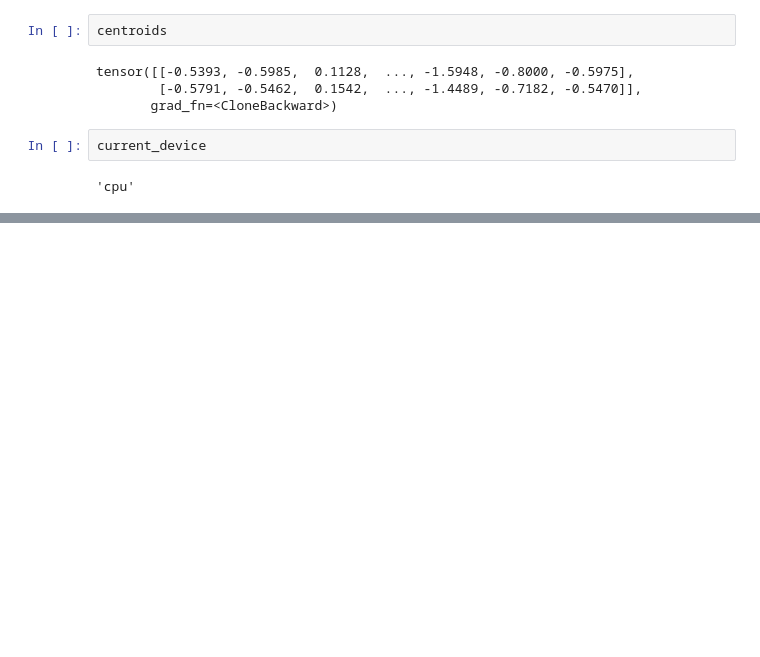
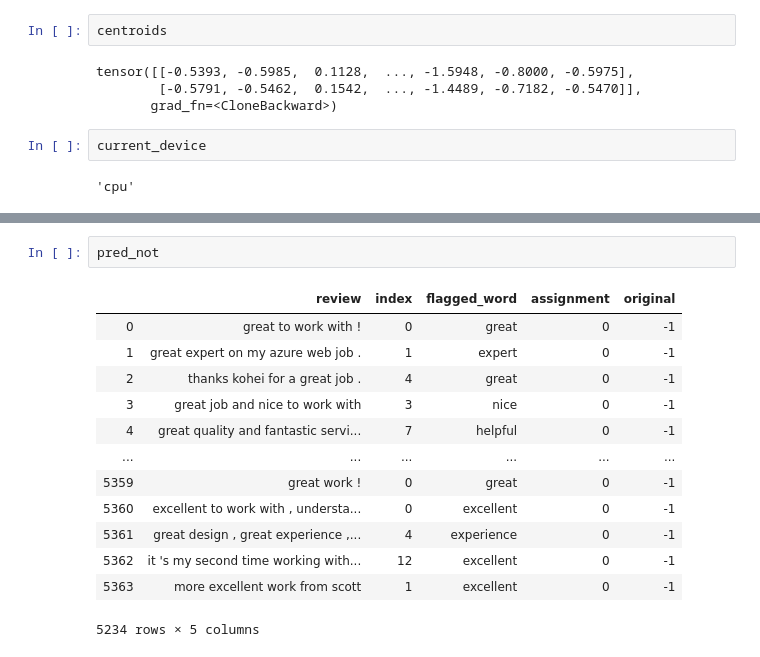
Before and after one commit to elliotgsilva/BiasedLanguageDetection, a Jupyter notebook: model_tuning.ipynb, the cells around one changed output, grey strips where cells are left out. Drawn from its saved outputs; the diff is of its cells as text; blank space fills up the shorter version.

```diff
--- a/model_tuning.ipynb
+++ b/model_tuning.ipynb
@@ -323,0 +415,16 @@ KeyboardInterrupt:
+# %%
+pred_not
+# %% [output]
+|  | review | index | flagged_word | assignment | original |
+| 0 | great to work with ! | 0 | great | 0 | -1 |
+| 1 | great expert on my azure web job . | 1 | expert | 0 | -1 |
+| 2 | thanks kohei for a great job . | 4 | great | 0 | -1 |
+| 3 | great job and nice to work with | 3 | nice | 0 | -1 |
+| 4 | great quality and fantastic servi... | 7 | helpful | 0 | -1 |
+| ... | ... | ... | ... | ... | ... |
+| 5359 | great work ! | 0 | great | 0 | -1 |
+| 5360 | excellent to work with , understa... | 0 | excellent | 0 | -1 |
+| 5361 | great design , great experience ,... | 4 | experience | 0 | -1 |
+| 5362 | it 's my second time working with... | 12 | excellent | 0 | -1 |
+| 5363 | more excellent work from scott | 1 | excellent | 0 | -1 |
+5234 rows × 5 columns
```
Also changed, not shown: parts of 19 cells of this notebook, 2 other files.
